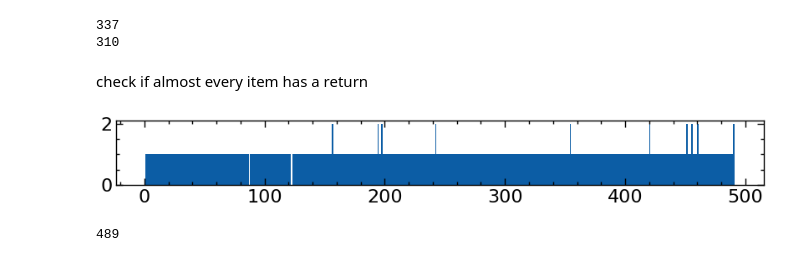
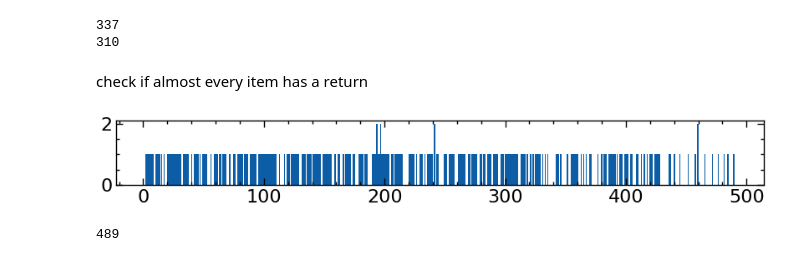
Before and after one commit to Chisen-Lupus/dwarf_agn_cosmos, a Jupyter notebook: hsc-ssp_specz.ipynb, the cells around one changed output. Cells and saved outputs as stored; diff of their text form; code cells hidden in the pictures.

```diff
--- a/hsc-ssp_specz.ipynb
+++ b/hsc-ssp_specz.ipynb
@@ -161,9 +161,9 @@ result_table.write('result_table.txt', format='csv', overwrite=True)
 check if almost every item has a return
 # %%
 plt.figure(figsize=[10, 1])
-plt.hist(result_table['SCRIPT_NUMBER_ID'], bins=490);
+plt.hist(result_table['SCRIPT_NUMBER_ID'][mask_spec_simbad], bins=490);
 # %% [output]
-[figure, old version]
+[figure, new version]
 # %%
 unq, unq_idx, unq_cnt = np.unique(result_table['SCRIPT_NUMBER_ID'], return_inverse=True, return_counts=True)
 
```
Also changed, not shown: parts of 4 cells of this notebook, 2 other files.
